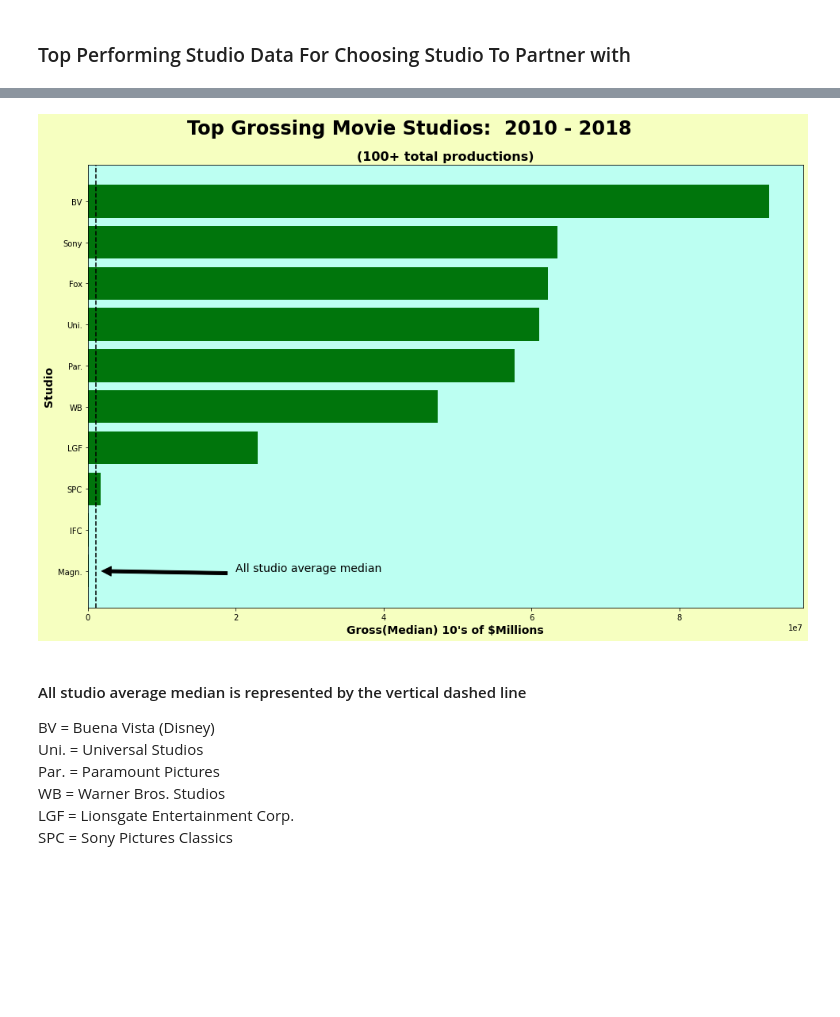
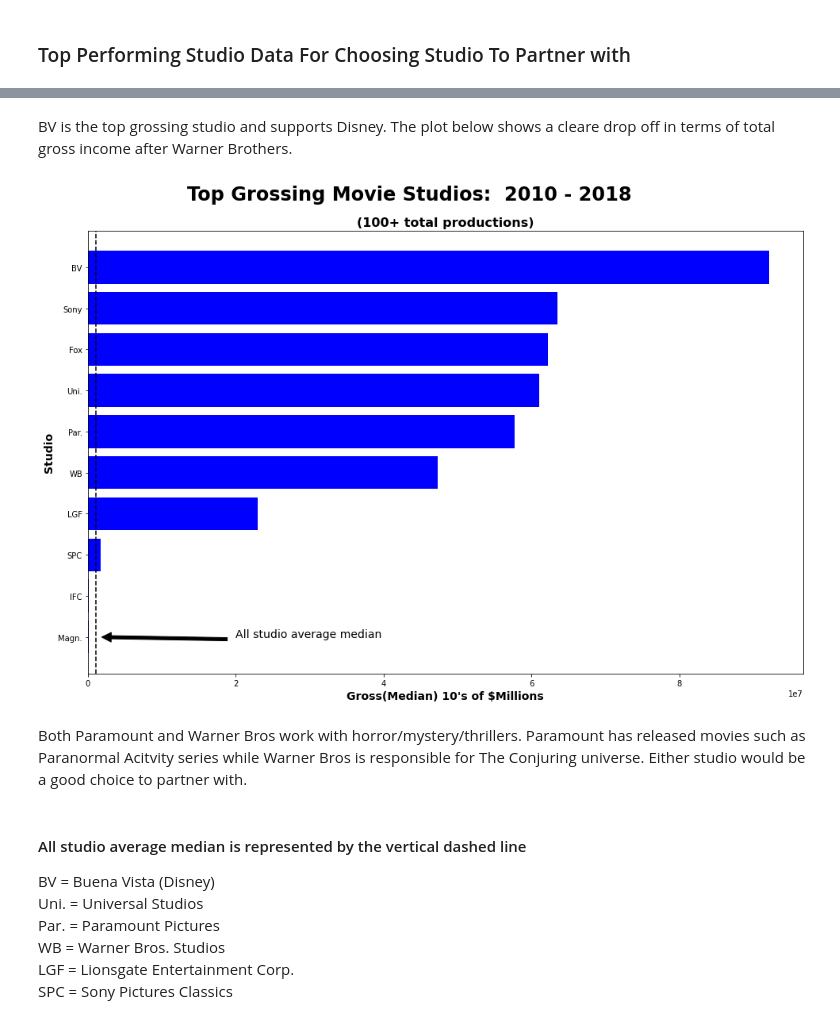
Before and after one commit to ewjohn127/dsc_project_1, a Jupyter notebook: Phase1_Project.ipynb, the cells around one changed output, grey strips where cells are left out. Saved outputs shown, nothing was run; the diff lists cells and outputs as text; code cells hidden in the pictures; blank space fills up the shorter version.

```diff
--- a/Phase1_Project.ipynb
+++ b/Phase1_Project.ipynb
@@ -281,6 +285,8 @@ df_top_grossing_studios.head(7)
 | total_films | 106 | 109 | 136 | 147 | 101 | 140 | 102 | 123 | 166 | 136 |
 | mean_gross | 173764426 | 77611771 | 80511029 | 87771380 | 76097729 | 86914614 | 40381994 | 3593747 | 678692 | 467350 |
 | median_gross | 92100000 | 63500000 | 62150000 | 61000000 | 57700000 | 47250000 | 23000000 | 1700000 | 141500 | 123500 |
+# %% [markdown]
+BV is the top grossing studio and supports Disney. The plot below shows a cleare drop off in terms of total gross income after Warner Brothers.
 # %%
 above_100_studios = list(df_top_grossing_studios.keys())
 medians = []
@@ -290,24 +296,25 @@ median_total_gr = 1100000
 # %%
 x = above_100_studios
 x.reverse()
 y = medians
 y.reverse()
 
 fig, top_studios = plt.subplots(figsize = (15,10))
 fig.subplots_adjust(top=0.85)
 
-fig.set_facecolor("#f6ffc0")
+# fig.set_facecolor("")
 fig.suptitle('Top Grossing Movie Studios:  2010 - 2018',fontsize=24,fontweight='bold')
 fig.subplots_adjust(right=.96,top=.9)
 top_studios.axvline(median_total_gr, ls='--', color='black')
 top_studios.annotate('All studio average median', fontsize=14, xy=(900000,'Magn.'), xytext=(20000000,'Magn.'), arrowprops=dict(facecolor='black', shrink=0.05))
-top_studios.set_facecolor("#bcfff2")
-top_studios.barh(x,y, color = '#00750c')
+top_studios.barh(x,y, color = 'Blue')
 top_studios.set_title("(100+ total productions)", fontsize=16, fontweight='bold')
 top_studios.set_xlabel("Gross(Median) 10's of $Millions", fontsize=14, fontweight='bold')
 top_studios.set_ylabel("Studio", fontsize=14,fontweight='bold');
 # %% [output]
-[figure, old version]
+[figure, new version]
+# %% [markdown]
+Both Paramount and Warner Bros work with horror/mystery/thrillers. Paramount has released movies such as Paranormal Acitvity series while Warner Bros is responsible for The Conjuring universe. Either studio would be a good choice to partner with.
 # %% [markdown]
 ####  All studio average median is represented by the vertical dashed line
 
```
Also changed, not shown: parts of 9 cells of this notebook.
